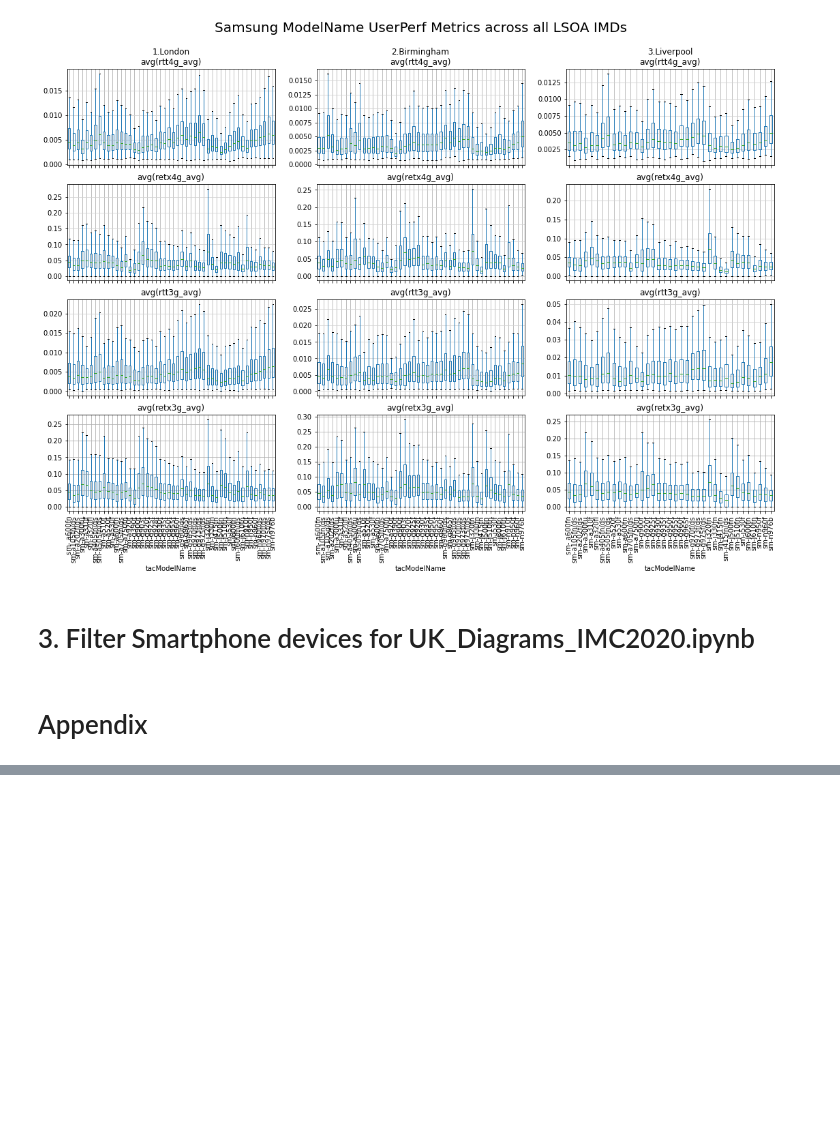
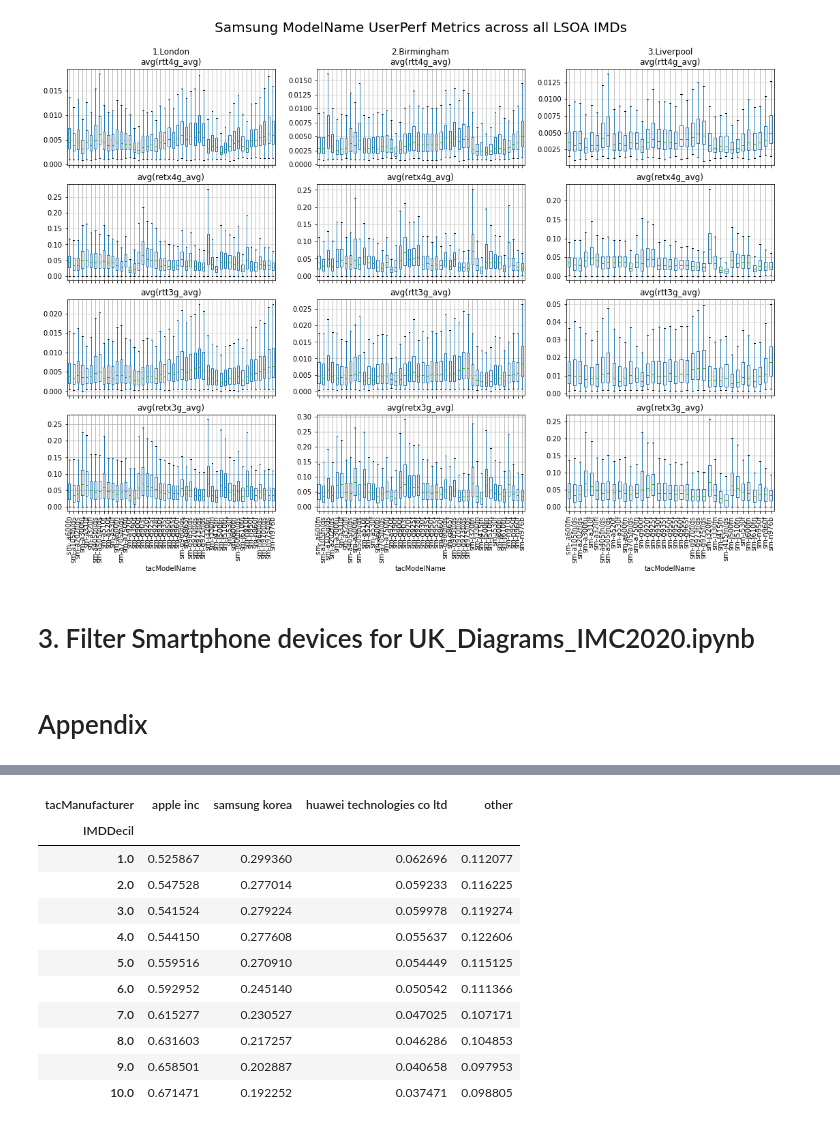
Before and after one commit to 5uperpalo/Telefonica, a Jupyter notebook: IMC2020/UK_Devices.ipynb, the cells around one changed output, grey strips where cells are left out. Drawn from its saved outputs; the diff is of its cells as text; code cells hidden in the pictures; blank space fills up the shorter version.

```diff
--- a/IMC2020/UK_Devices.ipynb
+++ b/IMC2020/UK_Devices.ipynb
@@ -855,0 +856,26 @@ devices_pd_filtered.pivot_table(columns='tacModelName', index='IMDDecil', values
+# %%
+# RUN THE PRE-PROCESSING(Section 1) TO DROP NA VALUES!!!
+# filter data we will use - change to birmingham/liverpool
+devices_pd_filtered = london_devices_pd[london_devices_pd['tacDeviceType']=='smartphone'][['tacManufacturer','IMDDecil']].copy()
+# 20 most popular smartphone models
+most_popular_devs_in_london = devices_pd_filtered['tacManufacturer'].value_counts().index.values[:3]
+# everything else is 'other'
+devices_pd_filtered.loc[~devices_pd_filtered['tacManufacturer'].isin(most_popular_devs_in_london), 'tacManufacturer'] = 'other'
+# something to use as a counter
+devices_pd_filtered['temp'] = 1
+# pivot the table, count temp values for each combination of row/column, reorder the columns in descending order of device popularit + 'other'
+pop_manufacturer_table = devices_pd_filtered.pivot_table(columns='tacManufacturer', index='IMDDecil', values='temp', aggfunc='count')[np.append(most_popular_devs_in_london, 'other')]
+pop_manufacturer_table.div(pop_manufacturer_table.sum(axis=1), axis=0)
+# %% [output]
+| tacManufacturer | apple inc | samsung korea | huawei technologies co ltd | other |
+| IMDDecil |  |  |  |  |
+| 1.0 | 0.525867 | 0.299360 | 0.062696 | 0.112077 |
+| 2.0 | 0.547528 | 0.277014 | 0.059233 | 0.116225 |
+| 3.0 | 0.541524 | 0.279224 | 0.059978 | 0.119274 |
+| 4.0 | 0.544150 | 0.277608 | 0.055637 | 0.122606 |
+| 5.0 | 0.559516 | 0.270910 | 0.054449 | 0.115125 |
+| 6.0 | 0.592952 | 0.245140 | 0.050542 | 0.111366 |
+| 7.0 | 0.615277 | 0.230527 | 0.047025 | 0.107171 |
+| 8.0 | 0.631603 | 0.217257 | 0.046286 | 0.104853 |
+| 9.0 | 0.658501 | 0.202887 | 0.040658 | 0.097953 |
+| 10.0 | 0.671471 | 0.192252 | 0.037471 | 0.098805 |
```
Also changed, not shown: parts of 1 cell of this notebook.
